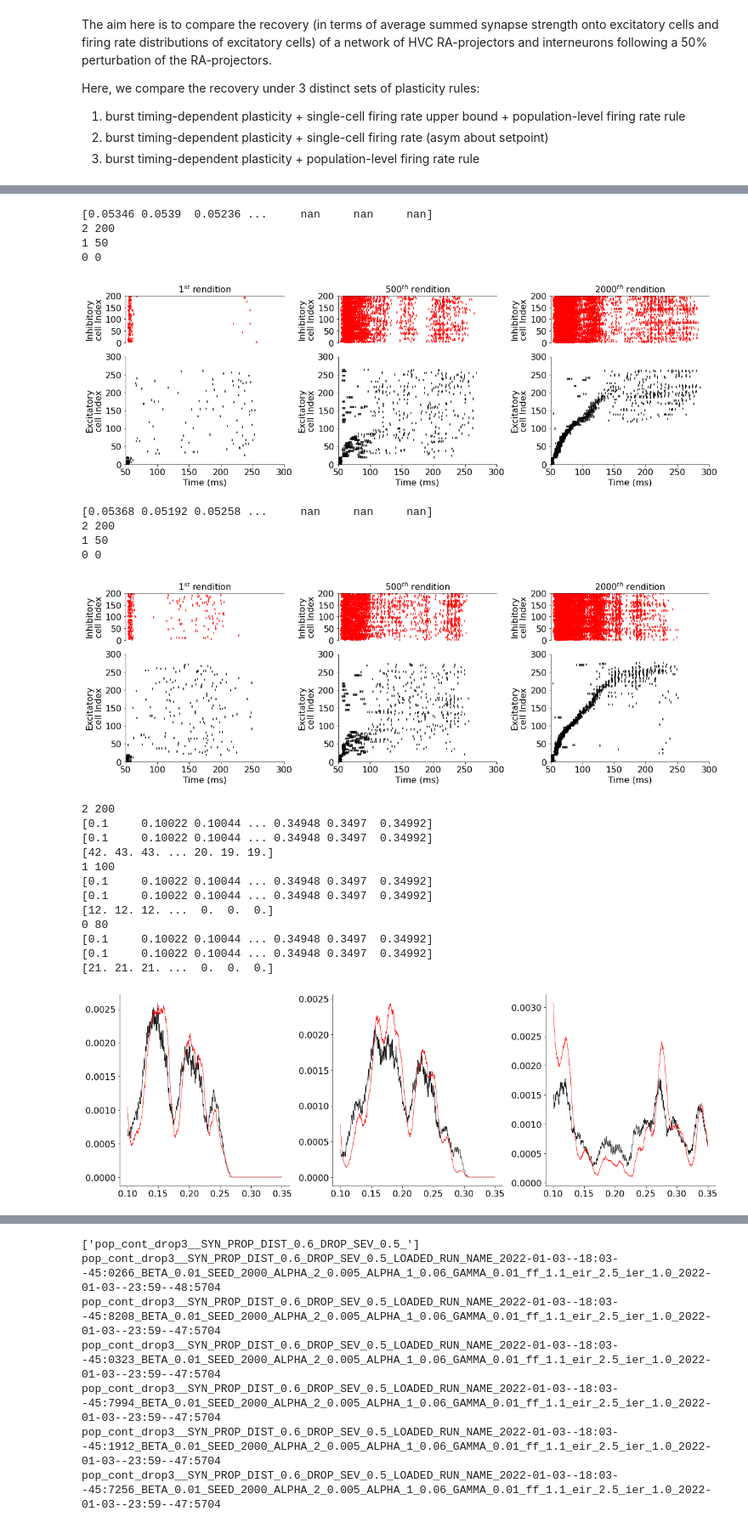
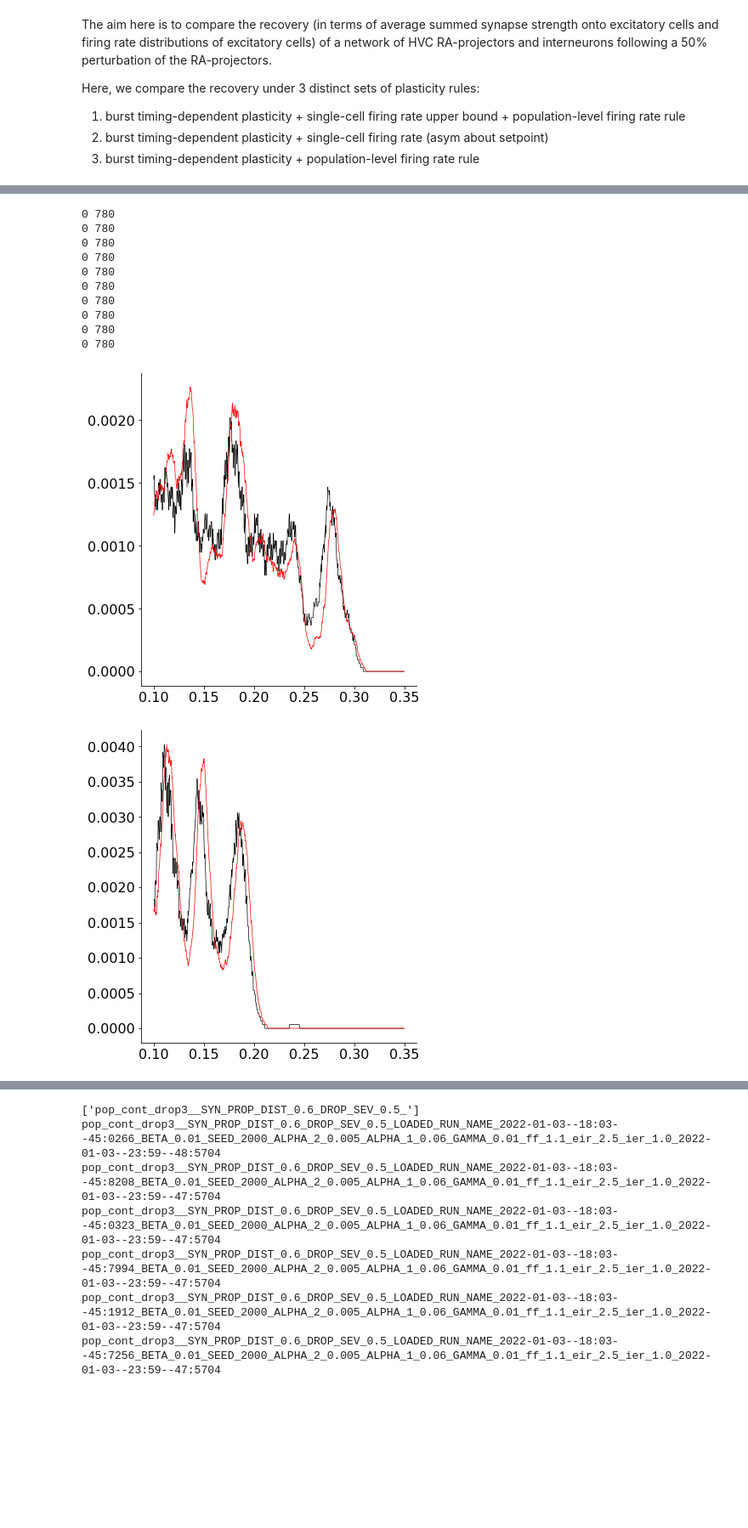
Before and after one commit to davidgbe/population_feedback_synfire_chain_growth, a Jupyter notebook: synfire_chain_growth_poisson_22_03_08/nb.ipynb, the cells around one changed output, grey strips where cells are left out. Shown at 85% size. Saved outputs shown, nothing was run; the diff lists cells and outputs as text; code cells hidden in the pictures; blank space fills up the shorter version.

```diff
--- a/synfire_chain_growth_poisson_22_03_08/nb.ipynb
+++ b/synfire_chain_growth_poisson_22_03_08/nb.ipynb
@@ -253,19 +282,3 @@ make_sparse_raster(['growth_test_3_ff_1.3_eir_5.0_ier_1.5_2022-03-10--00:33--24:
-# %%
-make_sparse_raster(['growth_test_ff_1.3_eir_5.0_ier_1.5_2022-03-01--17:08--07:0093'], cell_range=(0, 300), timepoints=[0, 50, 200], sort_timepoint=201, per_shown=1., color='#c41f3b')
-# %% [output]
-[0.05346 0.0539  0.05236 ...     nan     nan     nan]
-2 200
-1 50
-0 0
-[figure, removed]
-# %%
-make_sparse_raster(['growth_test_ff_1.3_eir_5.0_ier_1.5_2022-03-01--17:08--10:3219'], cell_range=(0, 300), timepoints=[0, 50, 200], sort_timepoint=201, per_shown=1., color='#c41f3b')
-# %% [output]
-[0.05368 0.05192 0.05258 ...     nan     nan     nan]
-2 200
-1 50
-0 0
-[figure, removed]
 # %%
 def sliding_window_activity(raster, window_size, dt, interval):
     window_size_discrete = int(window_size / dt)
@@ -304,8 +316,6 @@ def make_total_activity_graphs(name, timepoints = [0, 72, 73]):
 
                 t, e_activity_trace = sliding_window_activity(exc_raster, 5e-3, dt, (0.1, 0.35))
                 t, i_activity_trace = sliding_window_activity(inh_raster, 5e-3, dt, (0.1, 0.35))
-
-                print(e_activity_trace)
 
 #                 axs[j][1].plot(t, e_activity_trace, lw=0.7, c='black', zorder=0, alpha=1)
 #                 axs[j][0].plot(t, i_activity_trace, lw=0.7, c='red', zorder=0, alpha=1)
@@ -333,22 +343,21 @@ def make_total_activity_graphs(name, timepoints = [0, 72, 73]):
                 axs[j].spines['top'].set_visible(False)
                 j -= 1
 
-        fig.tight_layout()
+#         fig.tight_layout()
         save_fig(fig, './figures/paper/rasters', f'{exp_dir_name}.svg')
-# %%
-make_total_activity_graphs(['growth_test_ff_1.3_eir_5.0_ier_1.5_2022-02-25--00:15--58:1486'],
-                           timepoints=[80, 100, 200])
-# %% [output]
-2 200
-[0.1     0.10022 0.10044 ... 0.34948 0.3497  0.34992]
-[0.1     0.10022 0.10044 ... 0.34948 0.3497  0.34992]
-[42. 43. 43. ... 20. 19. 19.]
-1 100
-[0.1     0.10022 0.10044 ... 0.34948 0.3497  0.34992]
-[0.1     0.10022 0.10044 ... 0.34948 0.3497  0.34992]
-[12. 12. 12. ...  0.  0.  0.]
-0 80
-[0.1     0.10022 0.10044 ... 0.34948 0.3497  0.34992]
-[0.1     0.10022 0.10044 ... 0.34948 0.3497  0.34992]
-[21. 21. 21. ...  0.  0.  0.]
-[figure, removed]
+# %%
+make_total_activity_graphs(['growth'],
+                           timepoints=[780])
+# %% [output]
+0 780
+0 780
+0 780
+0 780
+0 780
+0 780
+0 780
+0 780
+0 780
+0 780
+[figure, added]
+[figure, added]
```
Also changed, not shown: parts of 14 cells of this notebook.
